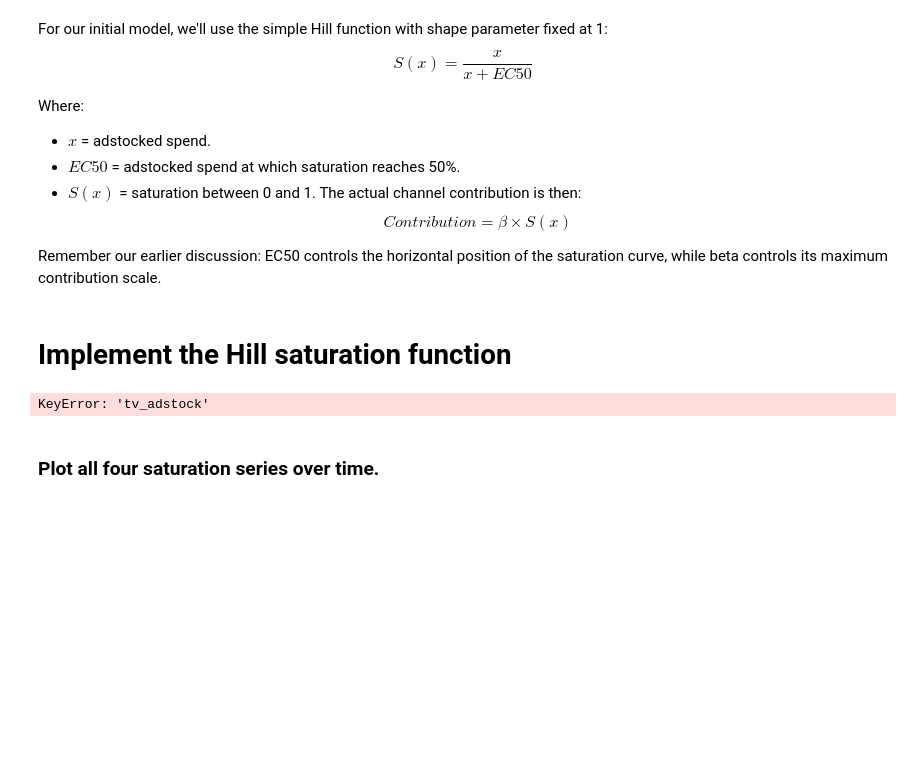
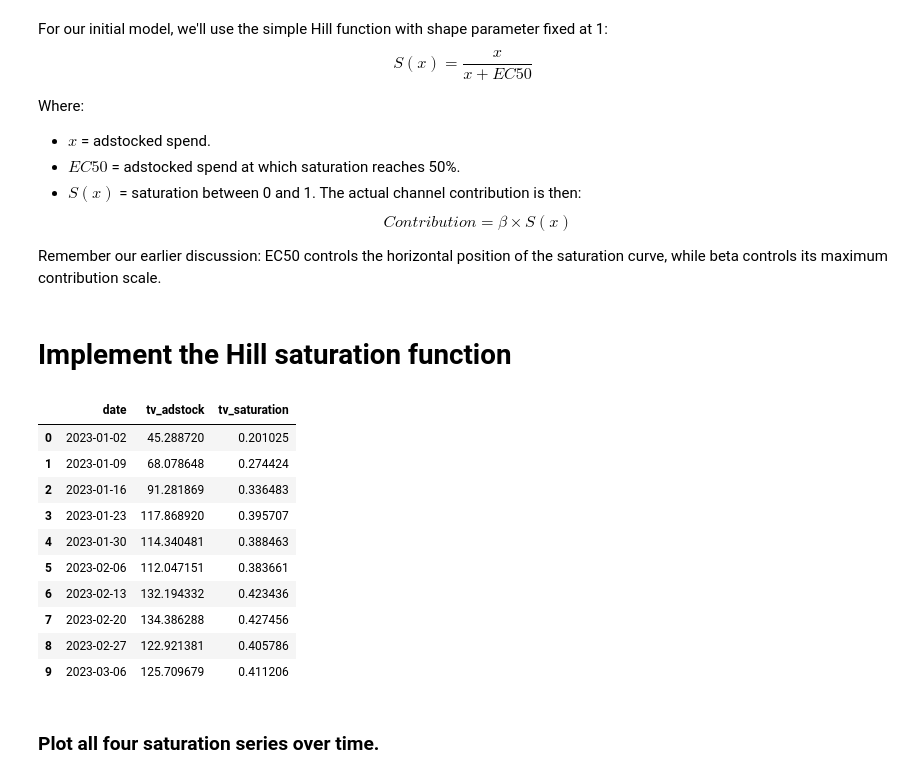
Before and after one commit to brianbamboo/bayesian-mmm, a Jupyter notebook: notebooks/02_marketing_transformations.ipynb, the cells around one changed output. Drawn from its saved outputs; the diff is of its cells as text; code cells hidden in the pictures; blank space fills up the shorter version.

```diff
--- a/notebooks/02_marketing_transformations.ipynb
+++ b/notebooks/02_marketing_transformations.ipynb
@@ -3,7 +3,7 @@ import pandas as pd
 import numpy as np
 import matplotlib.pyplot as plt
 # %%
-df = pd.read_csv('./freshbite_marketing_data.csv')
+df = pd.read_csv('../data/freshbite_marketing_data.csv')
 df.head()
 # %% [output]
 |  | date | tv_spend | search_spend | social_spend | display_spend | price_index | promotion | distribution | ... |
@@ -199,16 +199,36 @@ def hill_saturation(x, ec50):
     x = np.asarray(x, dtype=float)
 
     return x / (x + ec50)
+# %%
+adstock_decay_values = {
+    'tv': 0.65,
+    'search': 0.25,
+    'social': 0.45,
+    'display': 0.35
+}
+
+for channel, alpha in adstock_decay_values.items():
+    df_clean[f"{channel}_adstock"] = geometric_adstock(df_clean[f"{channel}_spend"].values / 1000.0, alpha=alpha)
 # %%
 ## Apply saturation functino to TV adstock
 df_clean["tv_saturation"] = hill_saturation(
-    df["tv_adstock"],
+    df_clean["tv_adstock"],
     ec50=180
 )
 
 df_clean[["date", "tv_adstock", "tv_saturation"]].head(10)
 # %% [output]
-KeyError: 'tv_adstock'
+|  | date | tv_adstock | tv_saturation |
+| 0 | 2023-01-02 | 45.288720 | 0.201025 |
+| 1 | 2023-01-09 | 68.078648 | 0.274424 |
+| 2 | 2023-01-16 | 91.281869 | 0.336483 |
+| 3 | 2023-01-23 | 117.868920 | 0.395707 |
+| 4 | 2023-01-30 | 114.340481 | 0.388463 |
+| 5 | 2023-02-06 | 112.047151 | 0.383661 |
+| 6 | 2023-02-13 | 132.194332 | 0.423436 |
+| 7 | 2023-02-20 | 134.386288 | 0.427456 |
+| 8 | 2023-02-27 | 122.921381 | 0.405786 |
+| 9 | 2023-03-06 | 125.709679 | 0.411206 |
 # %%
 ec50_values = {
     "tv": 180,
```
Also changed, not shown: parts of 4 cells of this notebook, 1 other file.
